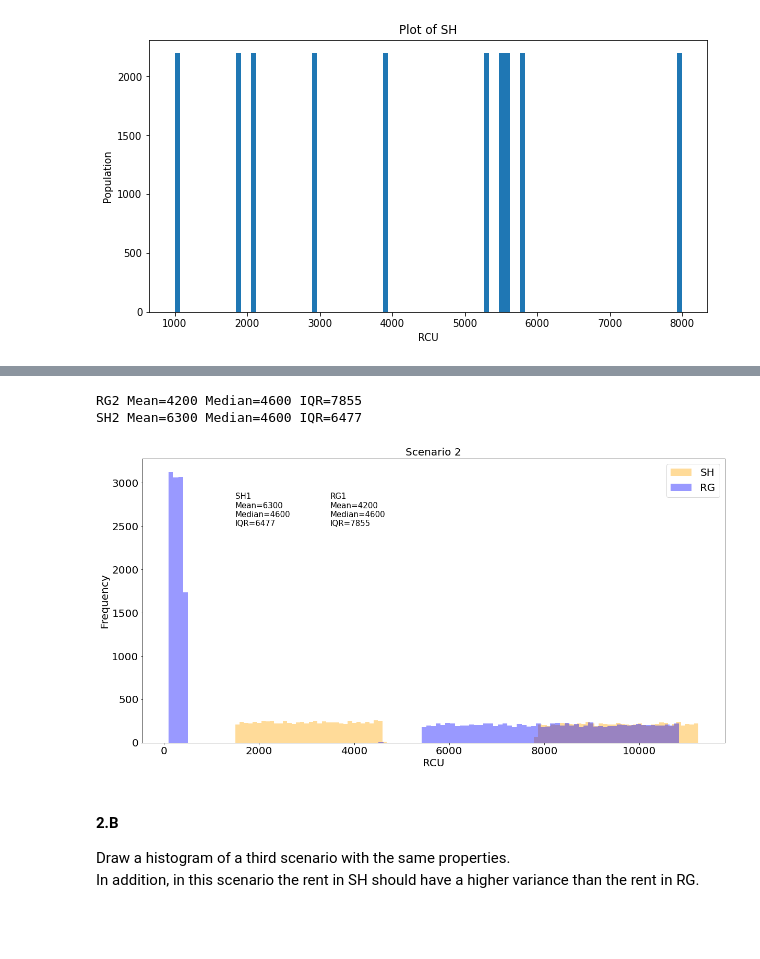
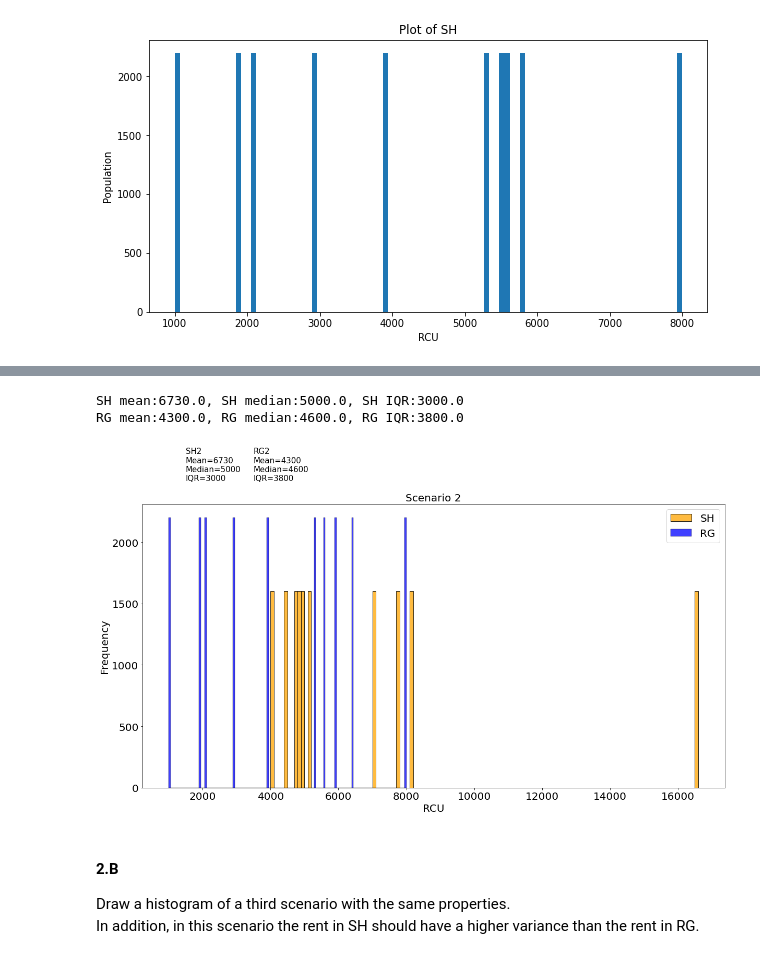
Before and after one commit to danspts/stats_and_data_analysis, a Jupyter notebook: 318299559_227367455.ipynb, the cells around one changed output, grey strips where cells are left out. Saved outputs shown, nothing was run; the diff lists cells and outputs as text; code cells hidden in the pictures; blank space fills up the shorter version.

Commit message:
Added heatmaps & fixed Q2

```diff
--- a/318299559_227367455.ipynb
+++ b/318299559_227367455.ipynb
@@ -182,53 +181,43 @@ NameError: name 'SH' is not defined
-# %%
-# Create SH Second scenario
-SH['low2'] = np.random.randint(low=SH['LOW'],high=SH['MEDIAN'],size=int(SH['population']/2)-1)
-SH['high2'] = np.random.randint(low=SH['MEDIAN'],high=SH['HIGH'],size=int(SH['population']/2)-1)
-
-# set the median
-SH['values2'] = np.concatenate([SH['low2'],[SH['MEDIAN'],SH['MEDIAN']],SH['high2']])
-
-# adjust the mean
-SH['high2'] = SH['high2'] + 2*(SH['MEAN']-np.mean(SH['values2']))
-SH['values2'] = np.concatenate([SH['low2'],[SH['MEDIAN'],SH['MEDIAN']],SH['high2']])
-
-
-# Create RG Second scenario
-RG['low2'] = np.random.randint(low=RG['LOW'],high=0.1*RG['MEDIAN'],size=int(RG['population']/2)-1)
-RG['high2'] = np.random.randint(low=RG['MEDIAN'],high=RG['HIGH'],size=int(RG['population']/2)-1)
-# set the median
-RG['values2'] = np.concatenate([RG['low2'],[RG['MEDIAN'],RG['MEDIAN']],RG['high2']])
-# adjust the mean
-RG['high2'] = RG['high2'] + 2*(RG['MEAN']-np.mean(RG['values2']))
-RG['values2'] = np.concatenate([RG['low2'],[RG['MEDIAN'],RG['MEDIAN']],RG['high2']])
-
-
-print('RG2 Mean={0} Median={1} IQR={2}'.format(round(np.mean(RG['values2'])),round(np.median(RG['values2'])),round(iqr(RG['values2']))))
-print('SH2 Mean={0} Median={1} IQR={2}'.format(round(np.mean(SH['values2'])),round(np.median(SH['values2'])),round(iqr(SH['values2']))))
-# %% [output]
-RG2 Mean=4200 Median=4600 IQR=7855
-SH2 Mean=6300 Median=4600 IQR=6477
+# %%
+# Create Second scenario
+sh2 = dict(size=16000)
+sh2['dist'] = np.array([4000, 4400, 4800, 4900, 5100 ,4700,7000, 7700, 8100, 16600] * (sh2['size'] // 10))
+sh2.update(dict(median = np.median(sh2['dist']),
+               mean = np.mean(sh2['dist']),
+               std = np.std(sh2['dist']),
+               iqr = np.percentile(sh2['dist'],75) - np.percentile(sh2['dist'],25)))
+print(f"SH mean:{sh2['mean']}, SH median:{sh2['median']}, SH IQR:{sh2['iqr']}")
+
+rg2 = dict(size=22000)
+rg2['dist'] = np.array([1000, 1900, 2100, 2900, 3900 ,5300, 6400, 5600, 5900, 8000] * (rg2['size'] // 10))
+rg2.update(dict(median = np.median(rg2['dist']),
+               mean = np.mean(rg2['dist']),
+               std = np.std(rg2['dist']),
+               iqr = np.percentile(rg2['dist'],75) - np.percentile(rg2['dist'],25)))
+print(f"RG mean:{rg2['mean']}, RG median:{rg2['median']}, RG IQR:{rg2['iqr']}")
+# %% [output]
+SH mean:6730.0, SH median:5000.0, SH IQR:3000.0
+RG mean:4300.0, RG median:4600.0, RG IQR:3800.0
 # %%
 plt.figure(figsize=(20, 10))
 
-bins = max(int((np.max(SH['values2'])-np.min(SH['values2']))/100),int((np.max(RG['values2'])-np.min(RG['values2']))/100))
+bins = max(int((np.max(sh2['dist'])-np.min(sh2['dist']))/100),int((np.max(rg2['dist'])-np.min(rg2['dist']))/100))
+s1 = sns.histplot(sh2['dist'],kde=False,bins=bins,label='SH', color='Orange')
+s2 = sns.histplot(rg2['dist'],kde=False,bins=bins,label='RG', color='Blue')
 
-s1 = sns.distplot(SH['values2'],kde=False,bins=bins,label='SH', color='Orange')
-s2 = sns.distplot(RG['values2'],kde=False,bins=bins,label='RG', color='Blue')
-
-rg = 'RG1\nMean={0}\nMedian={1}\nIQR={2}'.format(round(np.mean(RG['values2'])),round(np.median(RG['values2'])),round(iqr(RG['values2'])))
-sh = 'SH1\nMean={0}\nMedian={1}\nIQR={2}'.format(round(np.mean(SH['values2'])),round(np.median(SH['values2'])),round(iqr(SH['values2'])))
-
-plt.text(x=1500, y=2500, s=sh, fontsize=15)
-plt.text(x=3500, y=2500, s=rg, fontsize=15)
+rg2 = 'RG2\nMean={0}\nMedian={1}\nIQR={2}'.format(round(np.mean(rg2['dist'])),round(np.median(rg2['dist'])),round(iqr(rg2['dist'])))
+sh2 = 'SH2\nMean={0}\nMedian={1}\nIQR={2}'.format(  round(np.mean(sh2['dist'])),round(np.median(sh2['dist'])),round(iqr(sh2['dist'])) )
+plt.text(x=1500, y=2500, s=sh2, fontsize=15)
+plt.text(x=3500, y=2500, s=rg2, fontsize=15)
 
 plt.rc('font', size=20)
 plt.xlabel('RCU',size=20)
 plt.ylabel('Frequency',size=20)
 plt.title('Scenario 2',size=20)
 plt.legend()
 plt.show()
 # %% [output]
-[figure, old version]
+[figure, new version]
 # %% [markdown]
 #### 2.B
 Draw a histogram of a third scenario with the same properties. <br>
```
Also changed, not shown: parts of 9 cells of this notebook.
